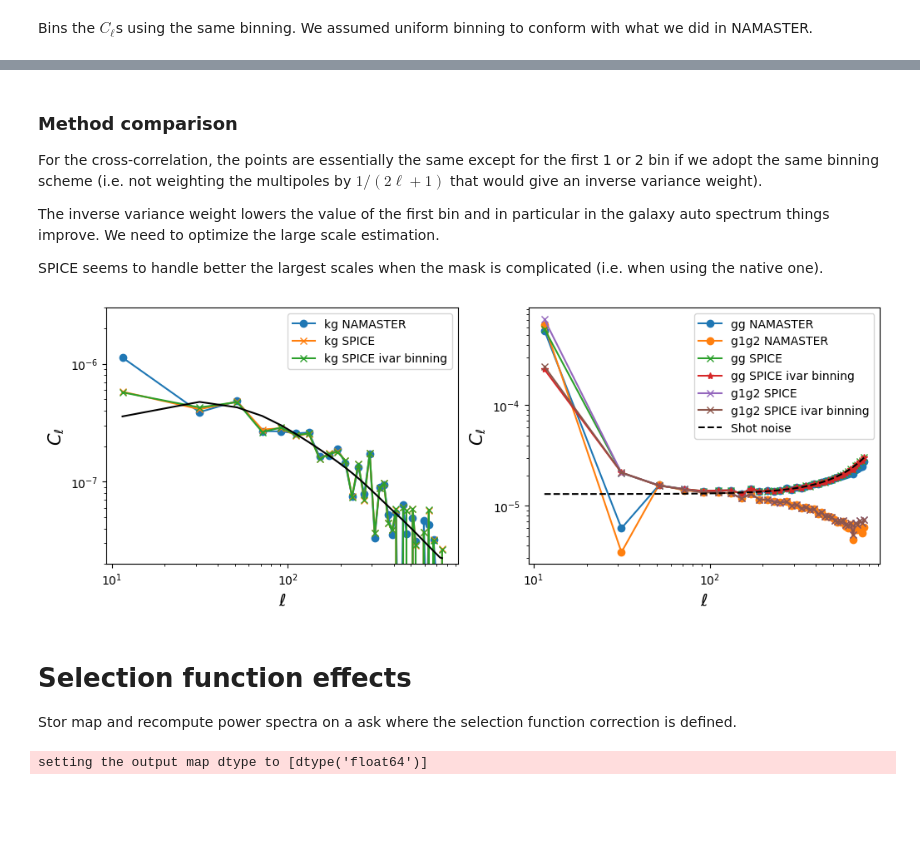
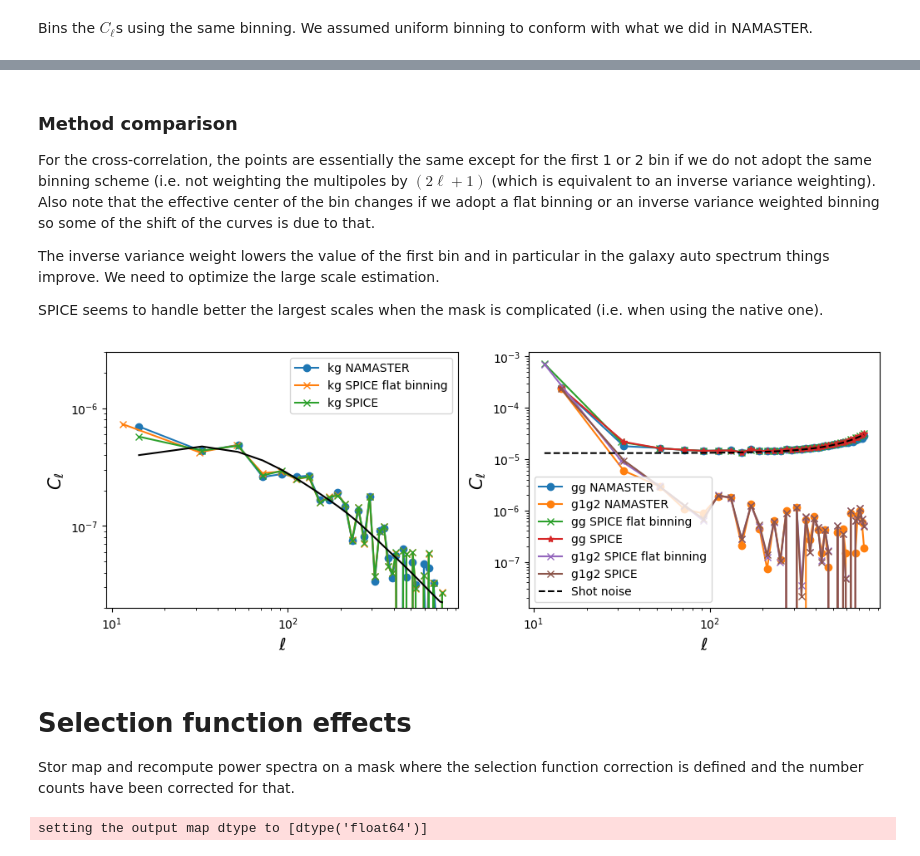
Before and after one commit to kstoreyf/gaia-quasars-lss, a Jupyter notebook: notebooks/gaia_qso_data_pstest.ipynb, the cells around one changed output, grey strips where cells are left out. Cells and saved outputs as stored; diff of their text form; code cells hidden in the pictures; blank space fills up the shorter version.

```diff
--- a/notebooks/gaia_qso_data_pstest.ipynb
+++ b/notebooks/gaia_qso_data_pstest.ipynb
@@ -91,6 +91,8 @@ Read catalog , convert position to galactic coordinates.
 # Prepare raw GAIA data
 print("Read catalog and convert coordinate")
 d=fits.open('../../gaia_G20.0.fits')
+nqso = len(d[1].data['redshift_spz'])
+print ("N_QSO in catalog",nqso)
 
 sc = SkyCoord(ra=d[1].data["ra"], dec=d[1].data["dec"], unit='deg', frame='icrs', equinox='J2000.0')
 gs = sc.transform_to(frame='galactic')
@@ -117,10 +120,11 @@ def make_counts(nside,l,b):
     for p in pix:
         counts[p]+=1
     return counts
-
+split_reshuffle = np.arange(nqso)
+np.random.shuffle(split_reshuffle)
 m=make_counts(nside,gs.l.value,gs.b.value)
-m1=make_counts(nside,gs.l.value[0::2],gs.b.value[0::2])
-m2=make_counts(nside,gs.l.value[1::2],gs.b.value[1::2])
+m1=make_counts(nside,(gs.l.value[split_reshuffle])[0::2],(gs.b.value[split_reshuffle])[0::2])
+m2=make_counts(nside,(gs.l.value[split_reshuffle])[1::2],(gs.b.value[split_reshuffle])[1::2])
 
 # the survey above is for ~50% of the sky.
 # compute correction of counts by probability density.
@@ -337,10 +365,23 @@ klr = hp.ud_grade(khr,nside_out=nside)
 # %% [markdown]
 Define binning, pseudo-power specturmc omputation function and function to compute all relevant quantities for a given mask and binning scheme
 # %%
+delta_b=20
+ivar_weighting_binning=True
+if ivar_weighting_binning:
 
+    ells = np.arange(3 * nside, dtype='int32')
+    weights = 2*ells+1.
 
-delta_b=20
-b = nmt.NmtBin.from_nside_linear(nside, delta_b,is_Dell=False)
+    bpws = -1 + np.zeros_like(ells)  # Array of bandpower indices
+    i = 0
+    while delta_b * (i + 1) + 2 < 3 * nside:
+        bpws[delta_b * i + 2:delta_b * (i + 1) + 2] = i
+        i += 1
+
+    b = nmt.NmtBin(nside=nside, bpws=bpws, ells=ells, weights=weights)
+else:
+    b = nmt.NmtBin.from_nside_linear(nside, delta_b,is_Dell=False)
+
 lb = b.get_effective_ells()
 
 def compute_master(f_a, f_b, wsp):
@@ -361,7 +402,7 @@ def compute_master_crosscorr_mask(apodized_mask,binning):
     w = nmt.NmtWorkspace()
     w.compute_coupling_matrix(f0, f0, binning)
 
-    f1 = nmt.NmtField( apodized_mask, [c],beam=beam)
+    f1 = nmt.NmtField( apodized_mask, [c-c[apodized_mask!=0].mean()],beam=beam)
     f11 = nmt.NmtField(apodized_mask, [c1],beam=beam)
     f12 = nmt.NmtField(apodized_mask, [c2],beam=beam)
     fjk = nmt.NmtField(apodized_mask, [jk],beam=beam)
@@ -632,7 +669,7 @@ significance [delta chi2] 15.761
 # %% [markdown]
 ### Method comparison
 
-For the cross-correlation, the points are essentially the same except for the first 1 or 2 bin if we adopt the same binning scheme (i.e. not weighting the multipoles by $1/(2\ell+1)$ that would give an inverse variance weight).
+For the cross-correlation, the points are essentially the same except for the first 1 or 2 bin if we do not adopt the same binning scheme (i.e. not weighting the multipoles by $(2\ell+1)$ (which is equivalent to an inverse variance weighting). Also note that the effective center of the bin changes if we adopt a flat binning or an inverse variance weighted binning so some of the shift of the curves is due to that.
 
 The inverse variance weight lowers the value of the first bin and in particular in the galaxy auto spectrum things improve. We need to optimize the large scale estimation.
 
@@ -640,38 +677,38 @@ SPICE seems to handle better the largest scales when the mask is complicated (i.
 # %%
 pl.figure(figsize=(12,4))
 
 pl.subplot(1,2,1)
 pl.errorbar(lb,clkg,marker='o',label='kg NAMASTER')
-pl.errorbar(lb_spice,clkg_spice,marker='x',label='kg SPICE')
-pl.errorbar(lb_spice,clkg_spice_ivar,marker='x',label='kg SPICE ivar binning')
+pl.errorbar(lb_spice,clkg_spice,marker='x',label='kg SPICE flat binning')
+pl.errorbar(lb,clkg_spice_ivar,marker='x',label='kg SPICE')
 pl.errorbar(lb,cl_kg_th_binned,color='black')
 pl.xscale('log')
 pl.yscale('log')
 pl.ylim(2e-08,3e-06)
 pl.xlabel('$\ell$',size=15)
 pl.ylabel('$C_\ell$',size=15)
 pl.legend()
 pl.subplot(1,2,2)
 pl.errorbar(lb,clgg,marker='o',label='gg NAMASTER')
 pl.errorbar(lb,clg1g2,marker='o',label='g1g2 NAMASTER')
-pl.errorbar(lb_spice,clgg_spice,marker='x',label='gg SPICE')
-pl.errorbar(lb_spice,clgg_spice_ivar,marker='*',label='gg SPICE ivar binning')
-pl.errorbar(lb,clg1g2_spice,marker='x',label='g1g2 SPICE')
-pl.errorbar(lb,clg1g2_spice_ivar,marker='x',label='g1g2 SPICE ivar binning')
+pl.errorbar(lb_spice,clgg_spice,marker='x',label='gg SPICE flat binning')
+pl.errorbar(lb,clgg_spice_ivar,marker='*',label='gg SPICE')
+pl.errorbar(lb_spice,clg1g2_spice,marker='x',label='g1g2 SPICE flat binning')
+pl.errorbar(lb,clg1g2_spice_ivar,marker='x',label='g1g2 SPICE ')
 shot_noise = (lb_spice*hp.nside2resol(nside)**2*1/nbar/lb_spice)/beam[lb_spice.astype(np.int32)]**2
 pl.errorbar(lb_spice,shot_noise,ls='--',color='black',label='Shot noise')
 pl.xscale('log')
 pl.yscale('log')
 pl.xlabel('$\ell$',size=15)
 pl.ylabel('$C_\ell$',size=15)
 pl.legend()
 pl.show()
 # %% [output]
-[figure, old version]
+[figure, new version]
 # %% [markdown]
 # Selection function  effects
 
-Stor map and recompute power spectra on a ask where the selection function correction is defined.
+Stor map and recompute power spectra on a mask where the selection function correction is defined and the number counts have been corrected for that.
 # %%
 hp.write_map('../../apodized_mask_kate.fits',apomask,overwrite=True)
 # %% [output]
```
Also changed, not shown: parts of 36 cells of this notebook.
